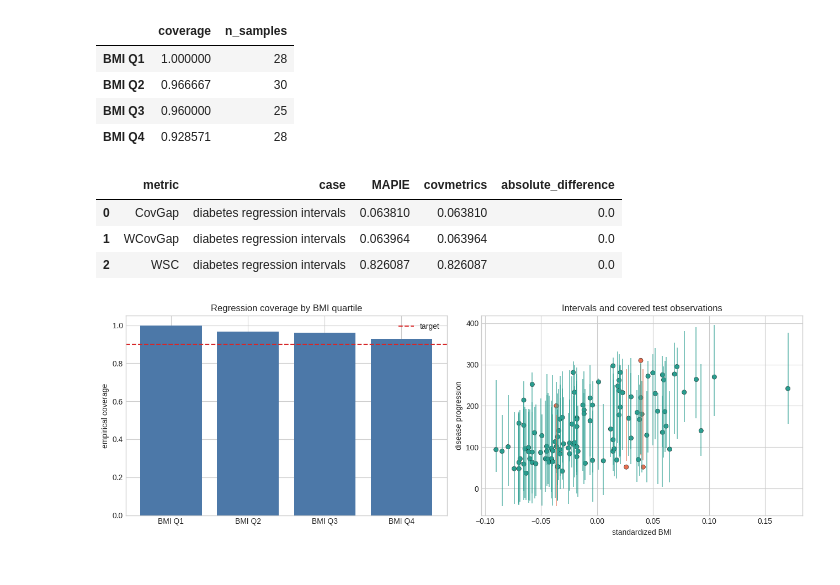
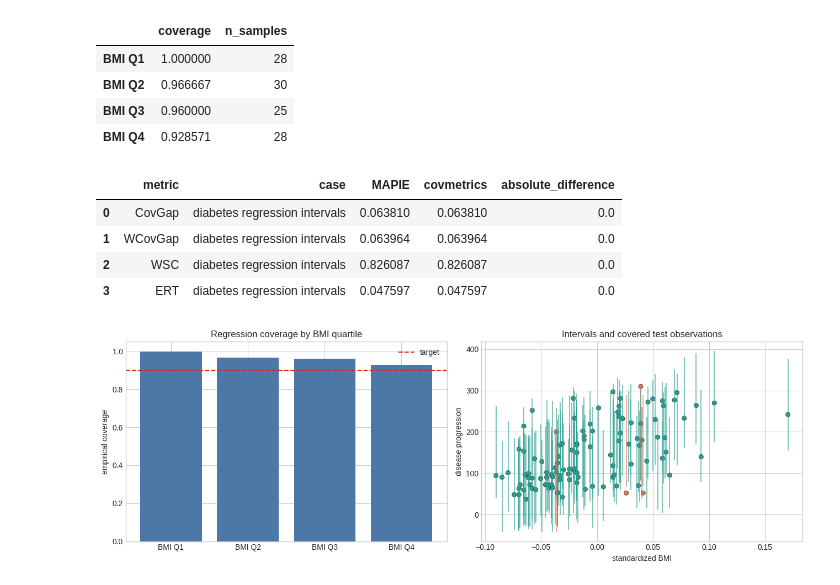
Before and after one commit to scikit-learn-contrib/MAPIE, a Jupyter notebook: notebooks/metrics/conditional_metrics_covmetrics_comparison.ipynb, the cells around one changed output. Saved outputs shown, nothing was run; the diff lists cells and outputs as text; code cells hidden in the pictures.

```diff
--- a/notebooks/metrics/conditional_metrics_covmetrics_comparison.ipynb
+++ b/notebooks/metrics/conditional_metrics_covmetrics_comparison.ipynb
@@ -103,6 +112,29 @@ def covmetrics_worst_slab_coverage(
     random_state=RANDOM_STATE,
 ):
     return float(WSC().evaluate(x, cover, delta=delta, M=n_directions, seed=random_state))
+
+
+def covmetrics_excess_risk_target_coverage(
+    x,
+    cover,
+    confidence_level,
+    *,
+    model_kwargs=None,
+    n_splits=2,
+    random_state=RANDOM_STATE,
+):
+    alpha = 1 - confidence_level
+    model_kwargs = {} if model_kwargs is None else model_kwargs.copy()
+    model_kwargs.setdefault("random_state", random_state)
+    return float(
+        ERT(model_cls=HistGradientBoostingClassifier, **model_kwargs).evaluate(
+            x,
+            cover,
+            alpha,
+            n_splits=n_splits,
+            random_state=random_state,
+        )
+    )
 
 
 def comparison_row(metric, case, mapie_value, covmetrics_value):
@@ -222,33 +254,54 @@ for weighted in [False, True]:
             ),
         )
     )
 
 regression_rows.append(
     comparison_row(
         "WSC",
         "diabetes regression intervals",
         worst_slab_coverage(
             X_test_reg,
             y_test_reg,
             y_intervals=y_intervals,
             **WSC_KWARGS,
         ),
         covmetrics_worst_slab_coverage(
             X_test_reg,
             cover_regression,
             **WSC_KWARGS,
         ),
     )
 )
 
+regression_rows.append(
+    comparison_row(
+        "ERT",
+        "diabetes regression intervals",
+        excess_risk_target_coverage(
+            X_test_reg,
+            y_test_reg,
+            CONFIDENCE_LEVEL,
+            y_intervals=y_intervals,
+            **ERT_KWARGS,
+        ),
+        covmetrics_excess_risk_target_coverage(
+            X_test_reg,
+            cover_regression,
+            CONFIDENCE_LEVEL,
+            **ERT_KWARGS,
+        ),
+    )
+)
+
 regression_comparison = pd.DataFrame(regression_rows)
 np.testing.assert_allclose(regression_comparison["MAPIE"], regression_comparison["covmetrics"])
 regression_comparison
 # %% [output]
 |  | metric | case | MAPIE | covmetrics | absolute_difference |
 | 0 | CovGap | diabetes regression intervals | 0.063810 | 0.063810 | 0.0 |
 | 1 | WCovGap | diabetes regression intervals | 0.063964 | 0.063964 | 0.0 |
 | 2 | WSC | diabetes regression intervals | 0.826087 | 0.826087 | 0.0 |
+| 3 | ERT | diabetes regression intervals | 0.047597 | 0.047597 | 0.0 |
 # %%
 intervals_2d = y_intervals.squeeze(axis=2)
 order = np.argsort(X_test_reg[:, bmi_feature_idx])
```
Also changed, not shown: parts of 5 cells of this notebook, 6 other files.
